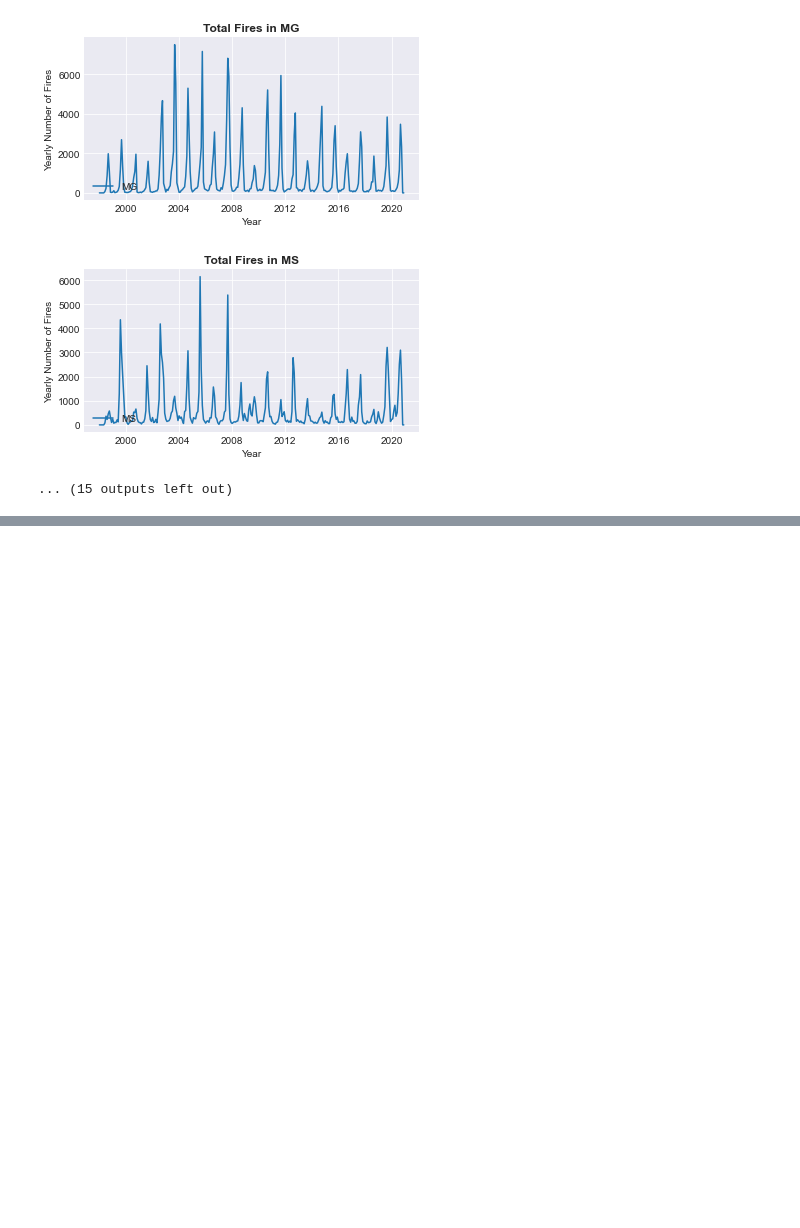
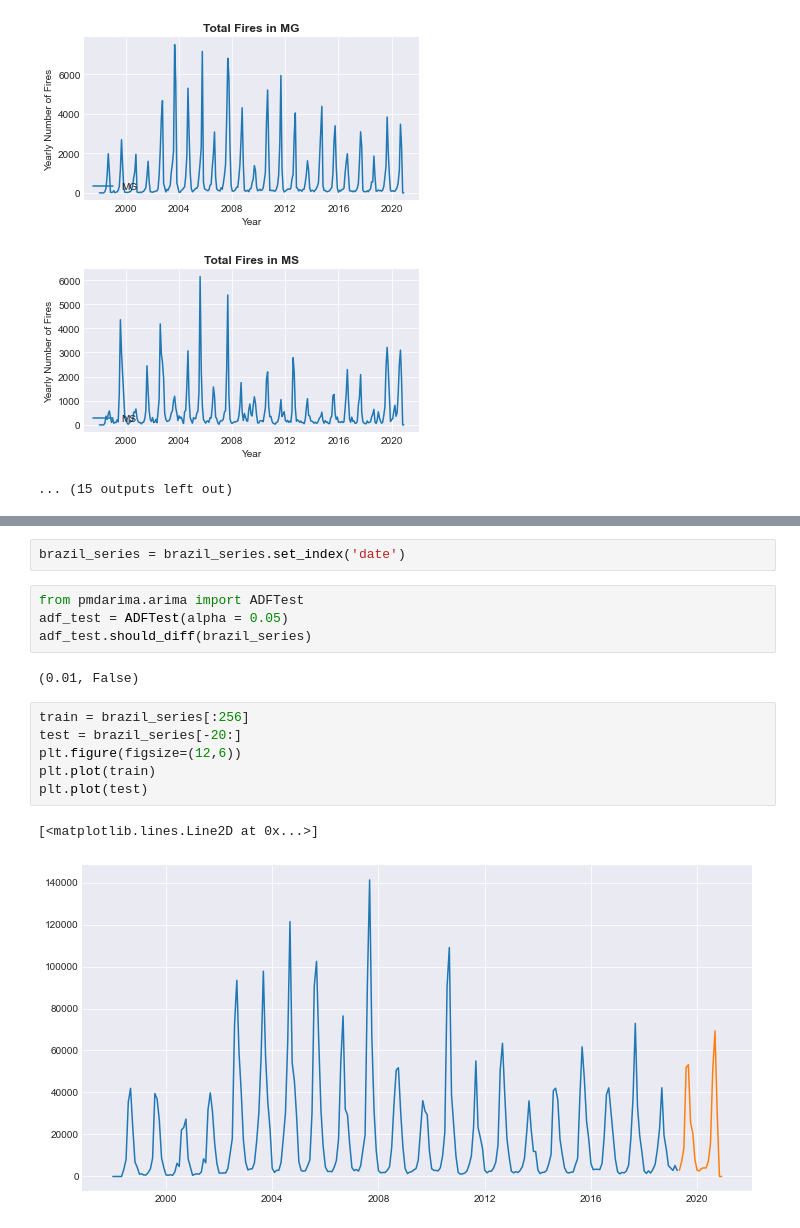
Before and after one commit to LuizFelipeAG/forest_fires_testing, a Jupyter notebook: pandas_plotting_fires.ipynb, the cells around one changed output, grey strips where cells are left out. Cells and saved outputs as stored; diff of their text form; blank space fills up the shorter version.

```diff
--- a/pandas_plotting_fires.ipynb
+++ b/pandas_plotting_fires.ipynb
@@ -157,0 +180,17 @@ for i in estados:
+# %%
+brazil_series = brazil_series.set_index('date')
+# %%
+from pmdarima.arima import ADFTest
+adf_test = ADFTest(alpha = 0.05)
+adf_test.should_diff(brazil_series)
+# %% [output]
+(0.01, False)
+# %%
+train = brazil_series[:256]
+test = brazil_series[-20:]
+plt.figure(figsize=(12,6))
+plt.plot(train)
+plt.plot(test)
+# %% [output]
+[<matplotlib.lines.Line2D at 0x...>]
+[figure, added]
```
Also changed, not shown: parts of 8 cells of this notebook.
